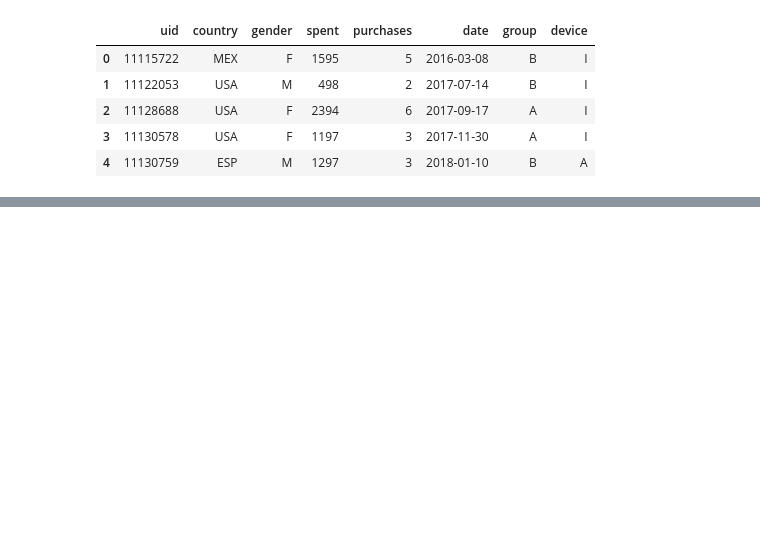
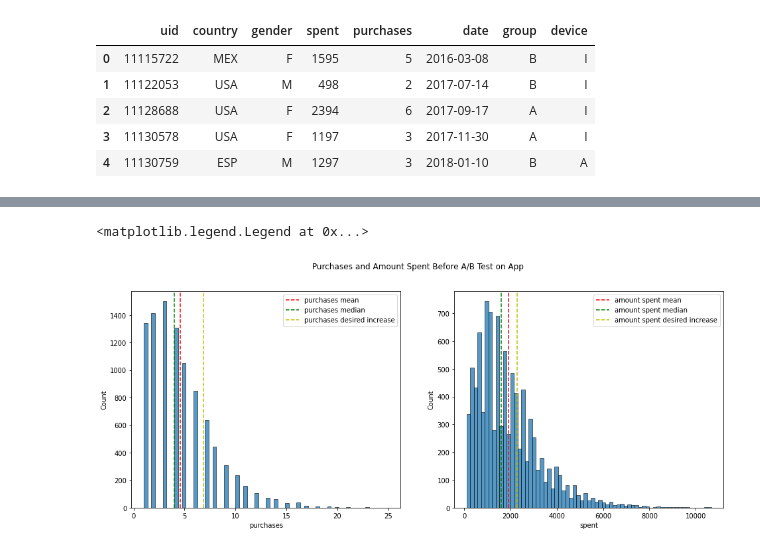
Before and after one commit to MikeMadeira/AB-Test-Products-Recommendation-Section, a Jupyter notebook: notebooks/0.0-experiment-design-msm.ipynb, the cells around one changed output, grey strips where cells are left out. Cells and saved outputs as stored; diff of their text form; code cells hidden in the pictures; blank space fills up the shorter version.

```diff
--- a/notebooks/0.0-experiment-design-msm.ipynb
+++ b/notebooks/0.0-experiment-design-msm.ipynb
@@ -187,0 +381,32 @@ ab_form_app_df.boxplot(column='spent', by='group')
+# %%
+# input desired increase in percentage
+perc_purchases_desired_increase = 50
+perc_spent_desired_increase = 20
+
+pre_ab_test_app_mean_purchases = pre_ab_app_page_df.purchases.mean()
+pre_ab_test_app_median_purchases = pre_ab_app_page_df.purchases.median()
+
+pre_ab_test_app_mean_spent = pre_ab_app_page_df.spent.mean()
+pre_ab_test_app_median_spent = pre_ab_app_page_df.spent.median()
+
+desired_purchases = pre_ab_test_app_mean_purchases + (pre_ab_test_app_mean_purchases * (perc_purchases_desired_increase/100))
+desired_spent = pre_ab_test_app_mean_spent + (pre_ab_test_app_mean_spent * (perc_spent_desired_increase/100))
+
+fig, axs = plt.subplots(nrows=1, ncols=2, figsize=(16,6))
+fig.suptitle('Purchases and Amount Spent Before A/B Test on App')
+
+
+sns.histplot(data=pre_ab_app_page_df, x='purchases', ax=axs[0])
+axs[0].axvline(x=pre_ab_test_app_mean_purchases, color='r', linestyle='--', label='purchases mean')
+axs[0].axvline(x=pre_ab_test_app_median_purchases, color='g', linestyle='--', label='purchases median')
+axs[0].axvline(x=desired_purchases, color='y', linestyle='--', label='purchases desired increase')
+axs[0].legend()
+
+sns.histplot(data=pre_ab_app_page_df, x='spent', ax=axs[1])
+axs[1].axvline(x=pre_ab_app_page_df.spent.mean(), color='r', linestyle='--', label='amount spent mean')
+axs[1].axvline(x=pre_ab_app_page_df.spent.median(), color='g', linestyle='--', label='amount spent median')
+axs[1].axvline(x=desired_spent, color='y', linestyle='--', label='amount spent desired increase')
+axs[1].legend()
+# %% [output]
+<matplotlib.legend.Legend at 0x...>
+[figure, added]
```
Also changed, not shown: parts of 83 cells of this notebook, 1 other file.
